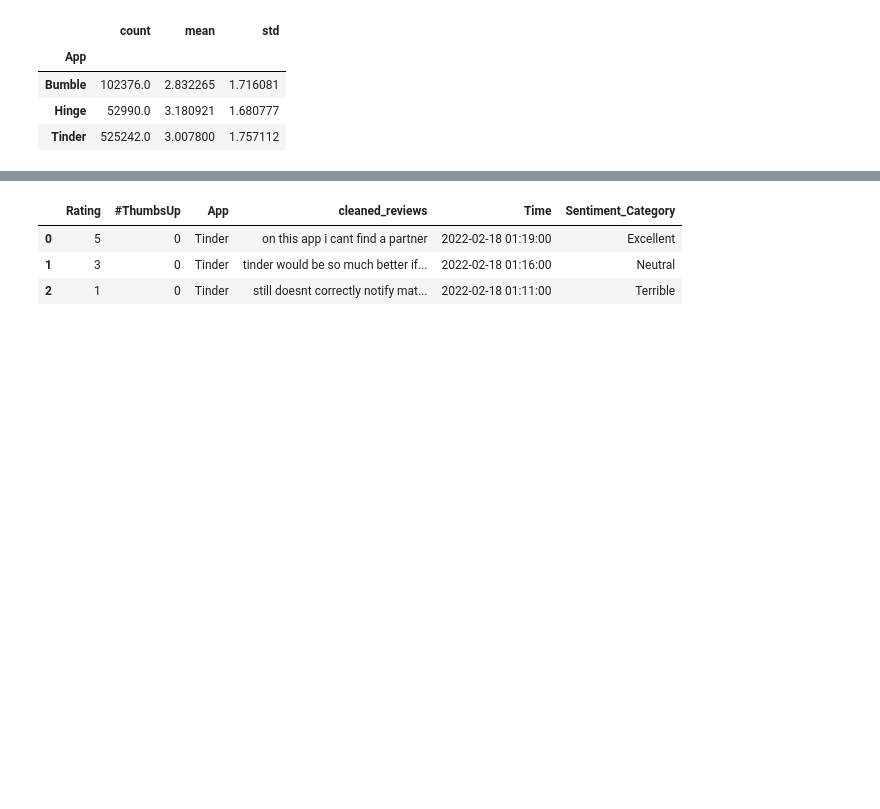
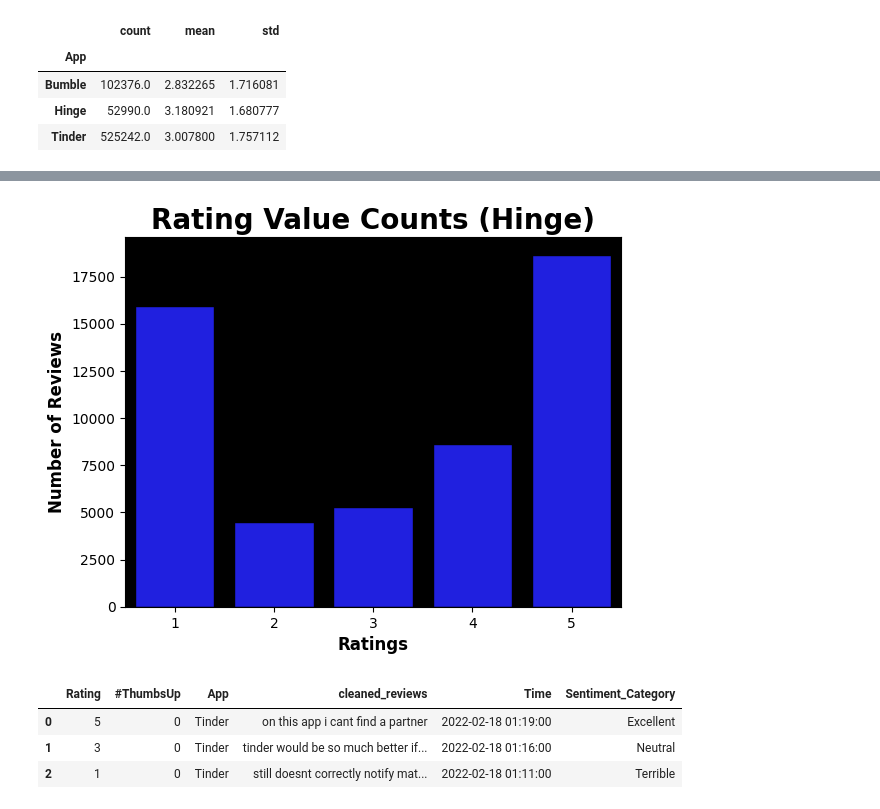
Before and after one commit to the-ethical-ai/Dating_Apps, a Jupyter notebook: dating_app_reviews.ipynb, the cells around one changed output, grey strips where cells are left out. Cells and saved outputs as stored; diff of their text form; code cells hidden in the pictures; blank space fills up the shorter version.

```diff
--- a/dating_app_reviews.ipynb
+++ b/dating_app_reviews.ipynb
@@ -188,3 +240,19 @@ The average ratings are fairly
+# %%
+### HINGE
+tmp = pd.DataFrame(df[df.App == 'Hinge'].groupby('Rating').count()['Sentiment_Category']).reset_index().sort_values(by = 'Rating')
+
+# Making a barplot
+bar4 = sns.barplot(data = tmp,
+            x = 'Rating',
+            y = 'Sentiment_Category',
+            color = 'blue',
+            edgecolor = 'black')
+bar4.set_title('Rating Value Counts (Hinge)', fontsize = 20, fontweight = 'bold')
+bar4.set_xlabel('Ratings', fontsize = 12, fontweight = 'bold')
+bar4.set_ylabel('Number of Reviews', fontsize = 12, fontweight = 'bold')
+bar4.set_facecolor('black')
+# %% [output]
+[figure, added]
 # %%
 df.head(3)
 # %% [output]
```
Also changed, not shown: parts of 7 cells of this notebook.
